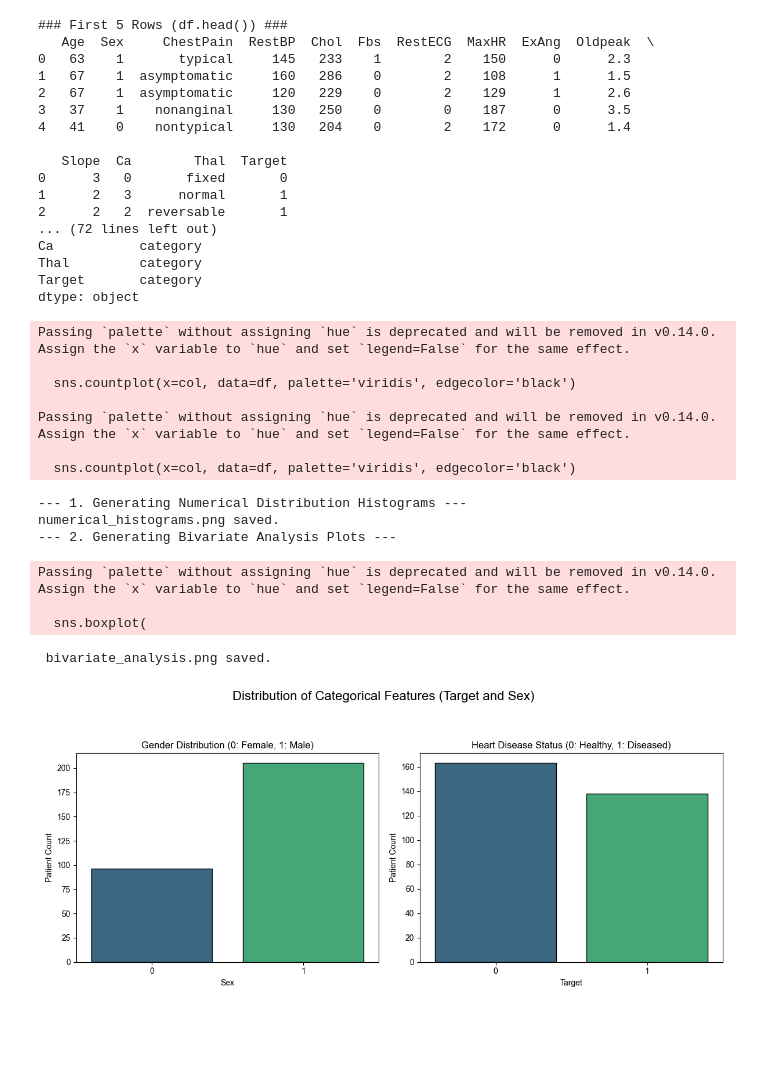
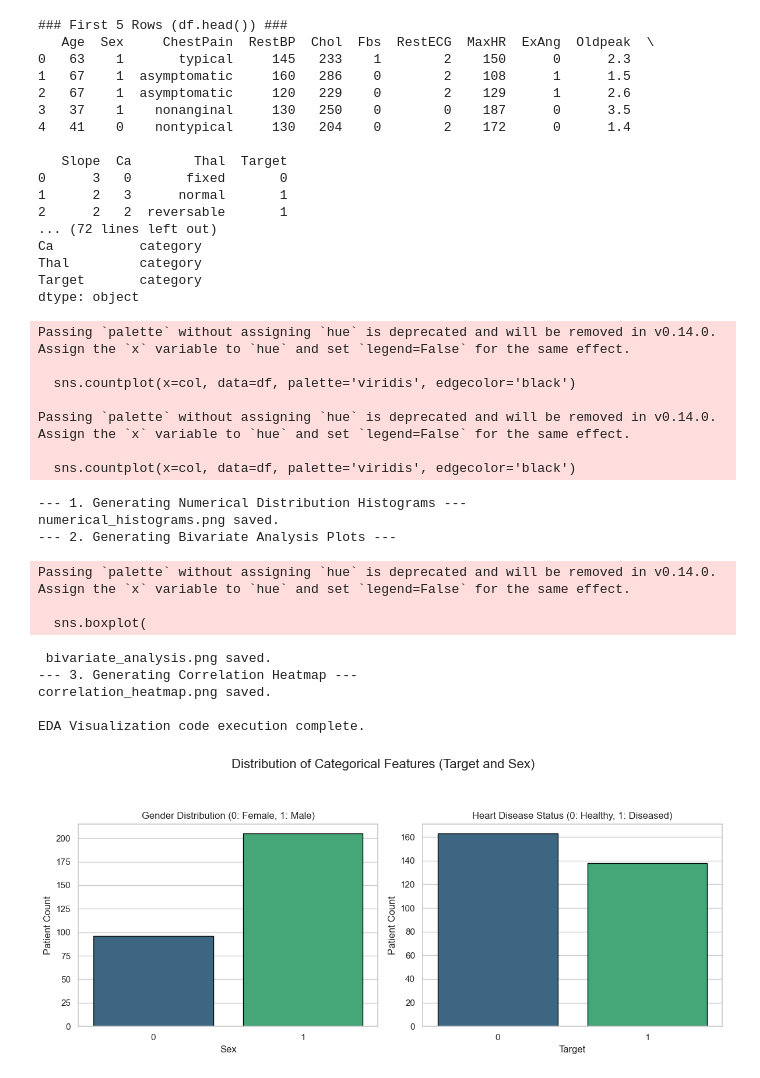
Before and after one commit to suleahmet/DataScienceIntro, a Jupyter notebook: HeartDataPrediction.ipynb, the cells around one changed output. Saved outputs shown, nothing was run; the diff lists cells and outputs as text; code cells hidden in the pictures; blank space fills up the shorter version.

```diff
--- a/HeartDataPrediction.ipynb
+++ b/HeartDataPrediction.ipynb
@@ -21,30 +21,28 @@ print("\n" + "="*50 + "\n")
 print("### Basic Statistics (df.describe()) ###")
 print(df.describe())
 
-# 6. Data Cleaning
+# 5. Data Cleaning
 # Drop rows with missing values
 df.dropna(inplace=True)
 
-# 7. Remove duplicate rows
+# 6. Remove duplicate rows
 df.drop_duplicates(inplace=True)
 
 numeric_cols = ['Age', 'RestBP', 'Chol', 'MaxHR', 'Oldpeak']
 print("### Outlier Cleaning (Capping) on All Numerical Columns ###")
 
-# 8. Apply IQR Capping to All Numerical Columns
+# 7. IQR
 for col in numeric_cols:
     Q1, Q3 = df[col].quantile([0.25, 0.75])
     IQR = Q3 - Q1
     lower_limit = Q1 - 1.5 * IQR
     upper_limit = Q3 + 1.5 * IQR
 
-    # Capping operation
     df[col] = np.clip(df[col], lower_limit, upper_limit)
 
     print(f"{col} cleaned. New Min: {df[col].min():.2f}, New Max: {df[col].max():.2f}")
 
-# 9. Data Type Verification (Categorical Conversions) - Final step of cleaning
-# Converting columns that should be categorical/nominal to 'category' type
+# 8. Data Type Verification (Categorical Conversions)
 categorical_cols = ['Sex', 'ChestPain', 'Fbs', 'RestECG', 'ExAng', 'Slope', 'Ca', 'Thal', 'Target']
 for col in categorical_cols:
     if col in df.columns:
@@ -54,7 +52,7 @@ print("\n" + "="*50 + "\n")
 print(f"Remaining row count: {df.shape[0]}")
 print("--- Final Status ---")
 print(df.dtypes)
-# 10. EDA Visualizations
+# 9. EDA Visualizations
 # Categorical Bar Charts
 categorical_for_plot = ['Sex', 'Target']
 
@@ -83,7 +81,7 @@ plt.rcParams['figure.dpi'] = 100
 
 numerical_cols = ['Age', 'RestBP', 'Chol', 'MaxHR', 'Oldpeak']
 
-# 11. Univariate Analysis (Numerical Distributions)
+# 10. Univariate Analysis (Numerical Distributions)
 print("--- 1. Generating Numerical Distribution Histograms ---")
 
 fig, axes = plt.subplots(2, 3, figsize=(18, 10))
@@ -95,7 +93,6 @@ for i, col in enumerate(numerical_cols):
     axes[i].set_xlabel(col)
     axes[i].set_ylabel('Frequency')
 
-# Remove the 6th subplot
 fig.delaxes(axes[5])
 plt.suptitle('Univariate Analysis: Distribution of Key Numerical Features', fontsize=18)
 plt.tight_layout(rect=[0, 0, 1, 0.96])
@@ -104,9 +101,9 @@ plt.close(fig)
 print("numerical_histograms.png saved.")
 
 
-# 12. Bivariate Analysis (Relationships)
+# 11. Bivariate Analysis (Relationships)
 print("--- 2. Generating Bivariate Analysis Plots ---")
-
+# A)
 fig, axes = plt.subplots(1, 2, figsize=(16, 7))
 fig.suptitle('Bivariate Analysis: Feature Relationships', fontsize=18)
 
@@ -116,7 +113,7 @@ sns.scatterplot(
     hue='Target',
     data=df,
     ax=axes[0],
-    palette='pastel',
+    palette='Set1',
     s=70,
     alpha=0.7
 )
@@ -124,9 +121,10 @@ sns.scatterplot(
 axes[0].set_title('Age vs. Cholesterol (Colored by Heart Disease)', fontsize=14)
 axes[0].set_xlabel('Age')
 axes[0].set_ylabel('Cholesterol')
-axes[0].legend(title='Heart Disease', labels=['No (0)', 'Yes (1)'])
+handles, labels = axes[0].get_legend_handles_labels()
+axes[0].legend(handles, ['No (0)', 'Yes (1)'], title='Heart Disease')
 
-# B) Resting Blood Pressure (RestBP) difference between Males and Females
+# B)
 sns.boxplot(
     x='Sex',
     y='RestBP',
@@ -142,36 +140,69 @@ plt.tight_layout(rect=[0, 0, 1, 0.96])
 plt.savefig('bivariate_analysis.png')
 plt.close(fig)
 print(" bivariate_analysis.png saved.")
+
+# 12. Correlation Analysis (Heatmap)
+# ==============================================================================
+print("--- 3. Generating Correlation Heatmap ---")
+
+corr_df = df.copy()
+for col in corr_df.select_dtypes(include='category').columns:
+    corr_df[col] = corr_df[col].cat.codes
+
+correlation_matrix = corr_df.corr()
+
+plt.figure(figsize=(14, 12))
+sns.heatmap(
+    correlation_matrix,
+    annot=True,
+    cmap='coolwarm',
+    fmt=".2f",
+    linewidths=.5,
+    cbar_kws={'label': 'Correlation Coefficient'}
+)
+
+plt.title('Feature Correlation Matrix', fontsize=16)
+plt.xticks(rotation=45, ha='right')
+plt.yticks(rotation=0)
+plt.tight_layout()
+plt.savefig('correlation_heatmap.png')
+plt.close()
+print("correlation_heatmap.png saved.")
+print("\nEDA Visualization code execution complete.")
 # %% [output]
 ### First 5 Rows (df.head()) ###
    Age  Sex     ChestPain  RestBP  Chol  Fbs  RestECG  MaxHR  ExAng  Oldpeak  \
 0   63    1       typical     145   233    1        2    150      0      2.3
 1   67    1  asymptomatic     160   286    0        2    108      1      1.5
 2   67    1  asymptomatic     120   229    0        2    129      1      2.6
 3   37    1    nonanginal     130   250    0        0    187      0      3.5
 4   41    0    nontypical     130   204    0        2    172      0      1.4
 
    Slope  Ca        Thal  Target
 0      3   0       fixed       0
 1      2   3      normal       1
 2      2   2  reversable       1
 ... (72 lines left out)
 Ca           category
 Thal         category
 Target       category
 dtype: object
 Passing `palette` without assigning `hue` is deprecated and will be removed in v0.14.0. Assign the `x` variable to `hue` and set `legend=False` for the same effect.
 
   sns.countplot(x=col, data=df, palette='viridis', edgecolor='black')
 
 Passing `palette` without assigning `hue` is deprecated and will be removed in v0.14.0. Assign the `x` variable to `hue` and set `legend=False` for the same effect.
 
   sns.countplot(x=col, data=df, palette='viridis', edgecolor='black')
 --- 1. Generating Numerical Distribution Histograms ---
 numerical_histograms.png saved.
 --- 2. Generating Bivariate Analysis Plots ---
 Passing `palette` without assigning `hue` is deprecated and will be removed in v0.14.0. Assign the `x` variable to `hue` and set `legend=False` for the same effect.
 
   sns.boxplot(
  bivariate_analysis.png saved.
+--- 3. Generating Correlation Heatmap ---
+correlation_heatmap.png saved.
+
+EDA Visualization code execution complete.
-[figure, old version]
+[figure, new version]
```
Also changed, not shown: parts of 1 cell of this notebook, 5 other files.
